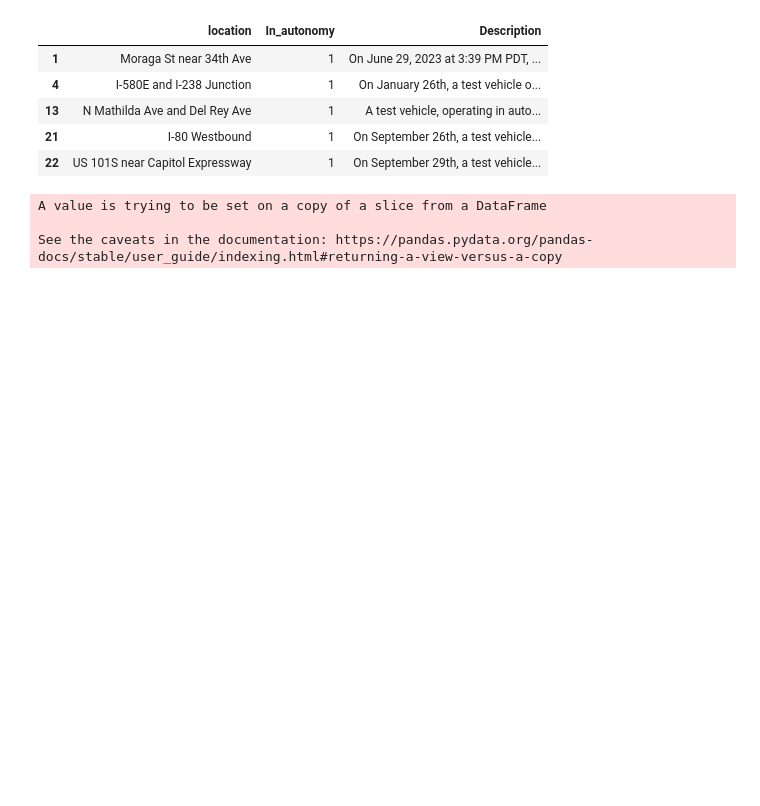
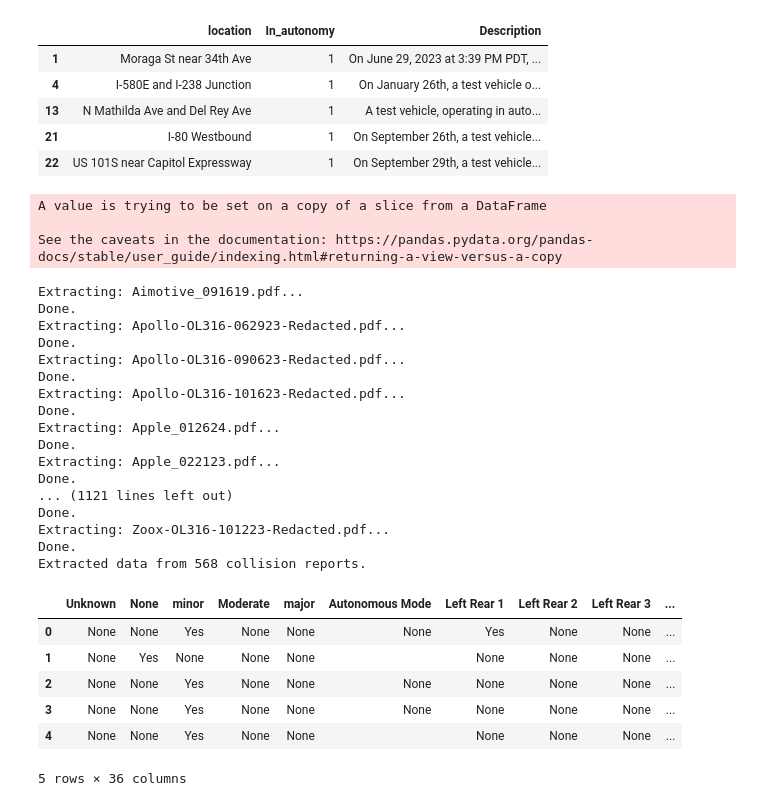
Before and after one commit to Kyle-Markwardt/self-driving-vehicles, a Jupyter notebook: pdf.ipynb, the cells around one changed output. Cells and saved outputs as stored; diff of their text form; code cells hidden in the pictures; blank space fills up the shorter version.

Commit message:
Created damage dataframe with unique locations (not grouped)

```diff
--- a/pdf.ipynb
+++ b/pdf.ipynb
@@ -68,7 +68,7 @@ conditions_only = ['WEATHER A 1','WEATHER A 2','WEATHER B 1','WEATHER B 2','WEAT
               'OTHER A YES''OTHER A NO','OTHER B','OTHER C','OTHER D','OTHER E','OTHER F','OTHER G',
               'OTHER H YES','OTHER H NO','OTHER I','OTHER J','OTHER K','OTHER L']
 
-damage_only = ['Unknown','None','minor','Moderate','major',
+damage_only = ['Autonomous Mode','Unknown','None','minor','Moderate','major',
               'Left Rear 1','Rear Bumper','Right Rear 1','Left Rear 2','Left Rear 3','Right Rear 2','Right Rear 3',
               'Left Rear Passenger 1','Left Rear Passenger 2','Right Rear Passenger 1','Right Rear Passenger 2',
               'Left Rear Passenger 3','Left Rear Passenger 4','Right Rear Passenger 3','Right Rear Passenger 4',
@@ -400,5 +406,34 @@ A value is trying to be set on a copy of a slice from a DataFrame
 See the caveats in the documentation: https://pandas.pydata.org/pandas-docs/stable/user_guide/indexing.html#returning-a-view-versus-a-copy
 # %%
 # @JackP TODO: Collision heatmap and severity
+
+# Read in damage data by tuple[0], filed name:
+damage_df = extract_from_zip(path_to_zip, damage_only)
+damage_df.head()
+# %% [output]
+Extracting: Aimotive_091619.pdf...
+Done.
+Extracting: Apollo-OL316-062923-Redacted.pdf...
+Done.
+Extracting: Apollo-OL316-090623-Redacted.pdf...
+Done.
+Extracting: Apollo-OL316-101623-Redacted.pdf...
+Done.
+Extracting: Apple_012624.pdf...
+Done.
+Extracting: Apple_022123.pdf...
+Done.
+... (1121 lines left out)
+Done.
+Extracting: Zoox-OL316-101223-Redacted.pdf...
+Done.
+Extracted data from 568 collision reports.
+|  | Unknown | None | minor | Moderate | major | Autonomous Mode | Left Rear 1 | Left Rear 2 | Left Rear 3 | ... |
+| 0 | None | None | Yes | None | None | None | Yes | None | None | ... |
+| 1 | None | Yes | None | None | None |  | None | None | None | ... |
+| 2 | None | None | Yes | None | None | None | None | None | None | ... |
+| 3 | None | None | Yes | None | None | None | None | None | None | ... |
+| 4 | None | None | Yes | None | None |  | None | None | None | ... |
+5 rows × 36 columns
 # %%
 # TODO: Collisions & disengagements grouped bar by mfg (on main)
```
Also changed, not shown: parts of 3 cells of this notebook, 3 other files.
